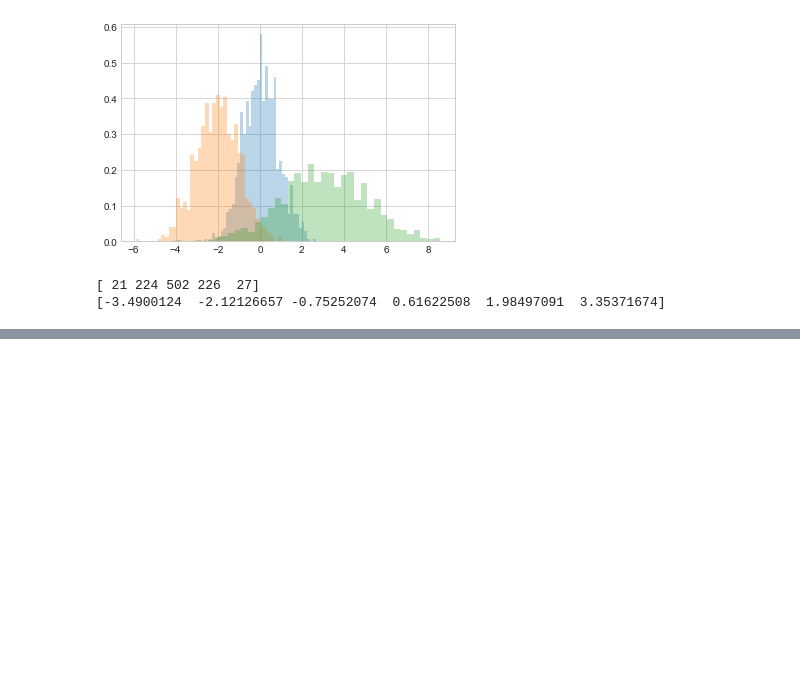
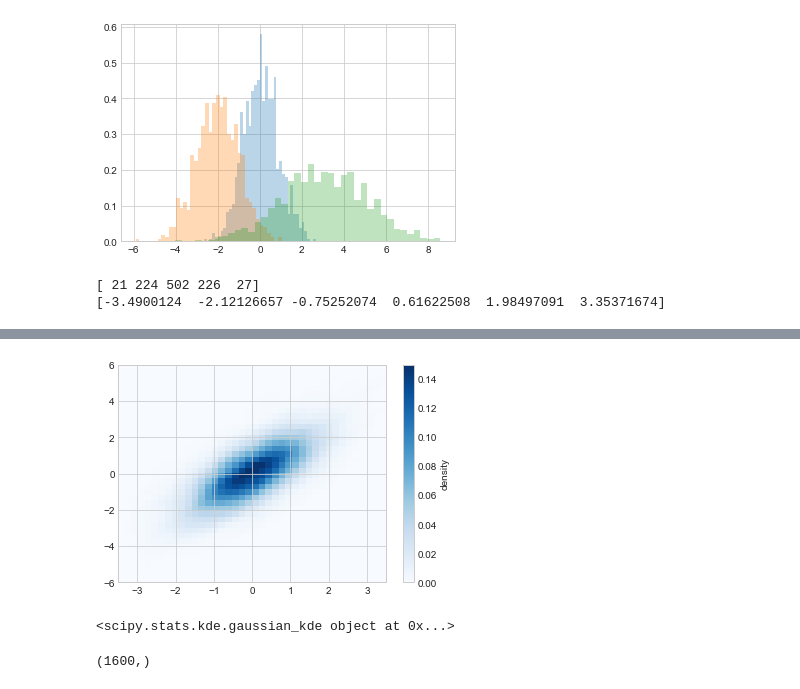
Before and after one commit to SpIIIII/jupyter-repo, a Jupyter notebook: Python Data Science Cookbook/Main.ipynb, the cells around one changed output, grey strips where cells are left out. Saved outputs shown, nothing was run; the diff lists cells and outputs as text; code cells hidden in the pictures; blank space fills up the shorter version.

```diff
--- a/Python Data Science Cookbook/Main.ipynb
+++ b/Python Data Science Cookbook/Main.ipynb
@@ -734,0 +785,27 @@ cb.set_label('counts in bin')
+# %%
+data = np.vstack([x,y])
+kde = gaussian_kde(data)
+
+xgrid = np.linspace(-3.5,3.5,40)
+ygrid = np.linspace (-6,6,40)
+Xgrid, Ygrid = np.meshgrid(xgrid,ygrid)
+Z = kde.evaluate(np.vstack([Xgrid.ravel(),Ygrid.ravel()]))
+
+plt.imshow(Z.reshape(Xgrid.shape),
+          origin = 'lower',
+          aspect = 'auto',
+          cmap = 'Blues',
+          extent = [-3.5,3.5,-6,6])
+cb = plt.colorbar()
+cb.set_label('density')
+# %% [output]
+[figure, added]
+# %%
+print(kde)
+# %% [output]
+<scipy.stats.kde.gaussian_kde object at 0x...>
+# %%
+
+print(Z.shape)
+# %% [output]
+(1600,)
```
Also changed, not shown: parts of 6 cells of this notebook.
